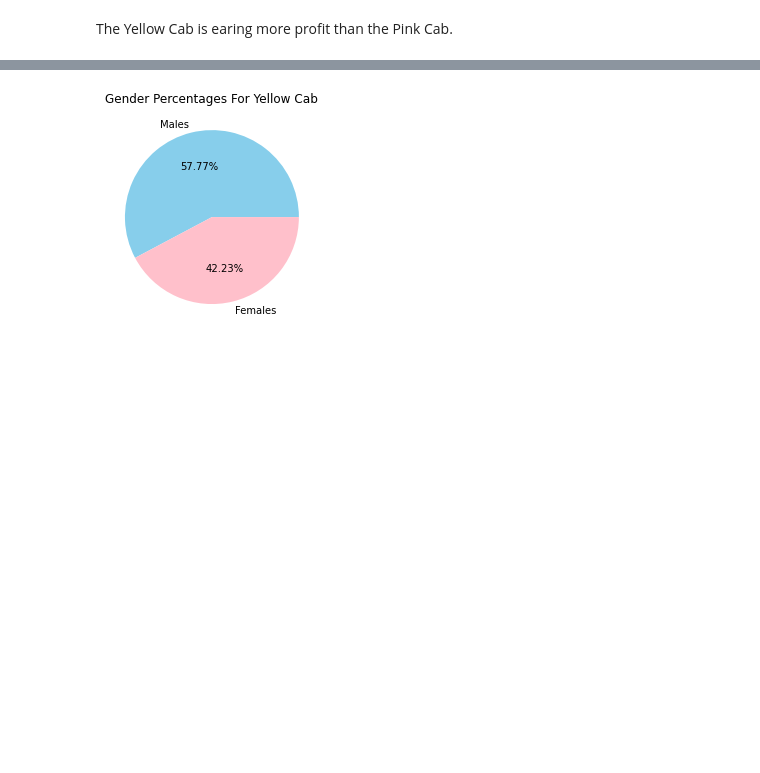
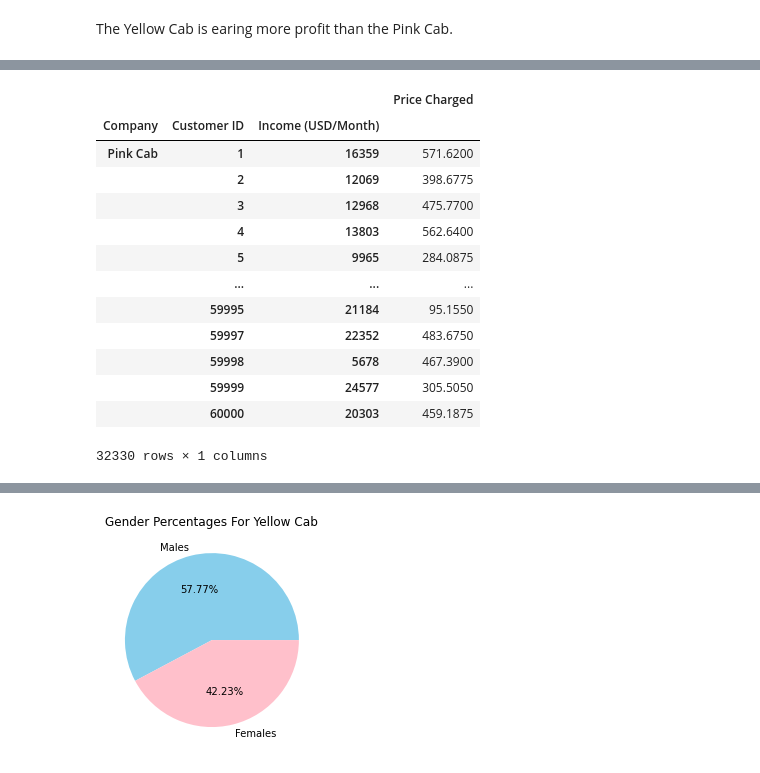
Before and after one commit to Bushra-Eisa/G2M-Case-Study, a Jupyter notebook: Cab Analysis.ipynb, the cells around one changed output, grey strips where cells are left out. Cells and saved outputs as stored; diff of their text form; code cells hidden in the pictures; blank space fills up the shorter version.

```diff
--- a/Cab Analysis.ipynb
+++ b/Cab Analysis.ipynb
@@ -501,0 +537,4 @@ The Yellow Cab is earing more profit than the Pink Cab.
+# %%
+YCpercent = (YellowCabDF['Income (USD/Month)'] / YellowCabDF['Price Charged'].sum()) * 100
+pd.set_option('float_format', '{:,.4f}'.format)
+YCpercent
@@ -501,0 +554,19 @@ The Yellow Cab is earing more profit than the Pink Cab.
+# %%
+# For the pink cab
+PCPercentageOfIncome = PinkCabDF.groupby([ 'Company', 'Customer ID','Income (USD/Month)' ]).agg(({'Price Charged':'mean'}))
+PCPercentageOfIncome
+# %% [output]
+|  |  |  | Price Charged |
+| Company | Customer ID | Income (USD/Month) |  |
+| Pink Cab | 1 | 16359 | 571.6200 |
+|  | 2 | 12069 | 398.6775 |
+|  | 3 | 12968 | 475.7700 |
+|  | 4 | 13803 | 562.6400 |
+|  | 5 | 9965 | 284.0875 |
+|  | ... | ... | ... |
+|  | 59995 | 21184 | 95.1550 |
+|  | 59997 | 22352 | 483.6750 |
+|  | 59998 | 5678 | 467.3900 |
+|  | 59999 | 24577 | 305.5050 |
+|  | 60000 | 20303 | 459.1875 |
+32330 rows × 1 columns
```
Also changed, not shown: parts of 81 cells of this notebook.
